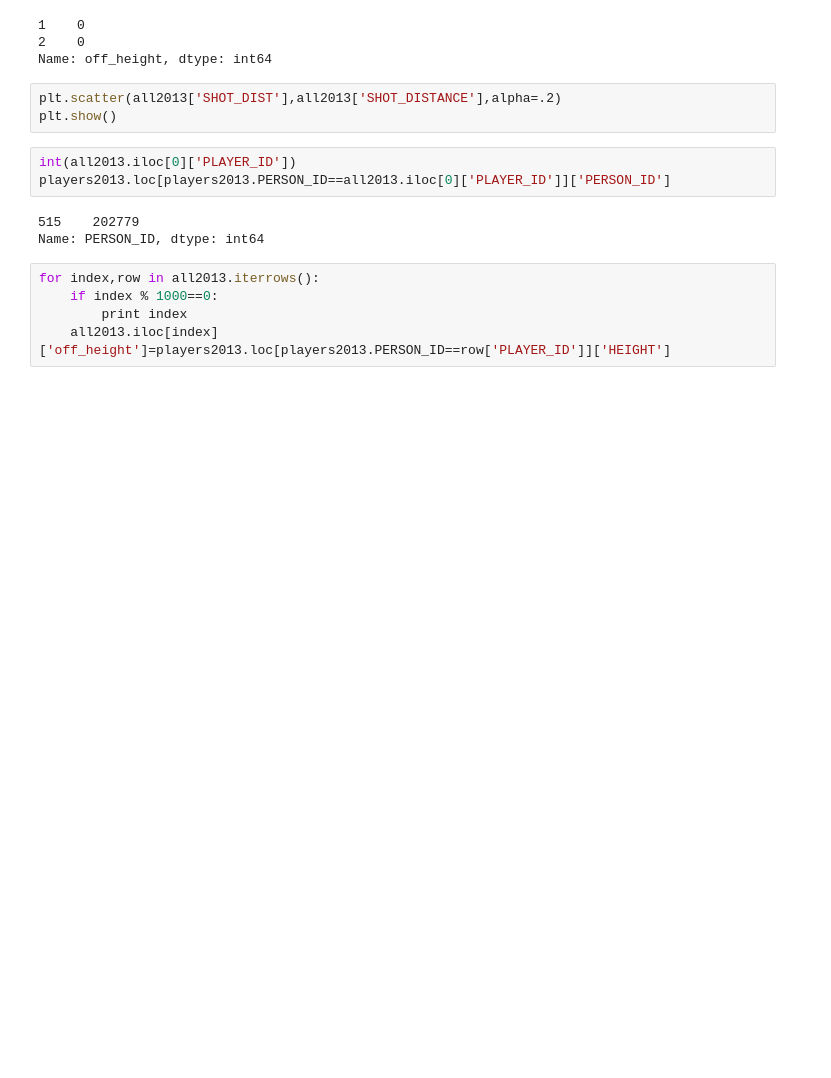
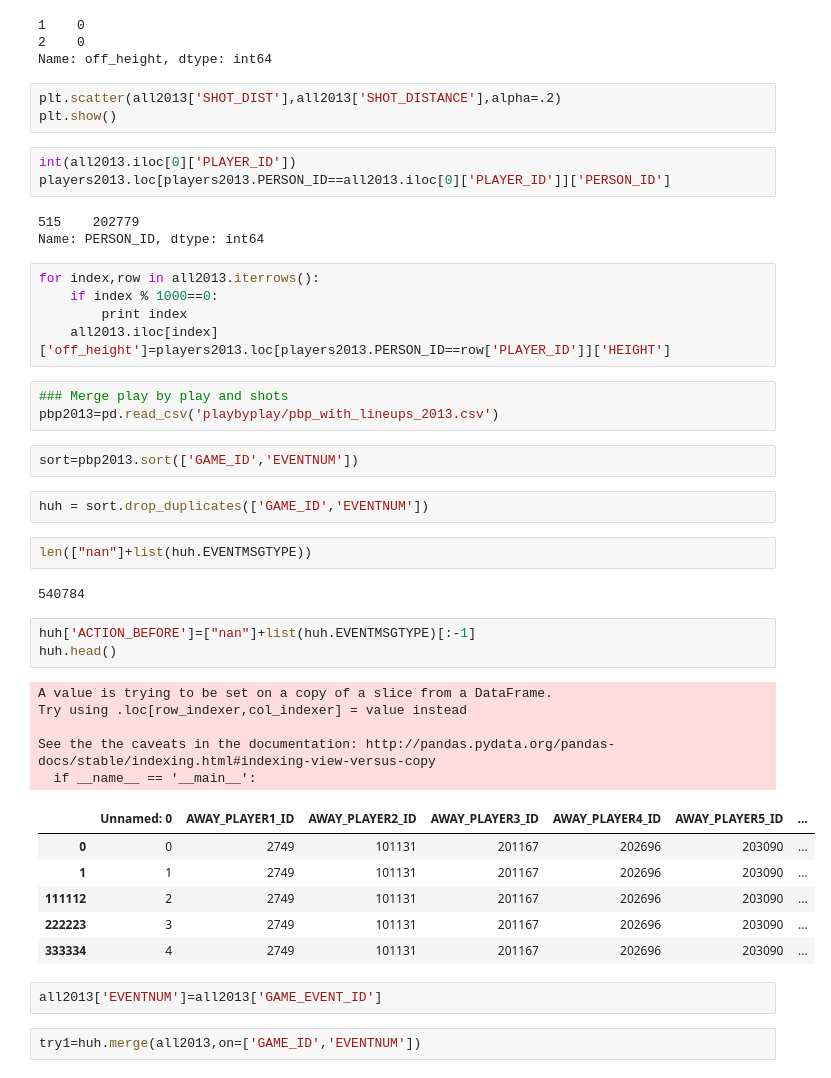
Before and after one commit to hwchase17/sportvu, a Jupyter notebook: SportVu_1.ipynb, the cells around one changed output. Cells and saved outputs as stored; diff of their text form; blank space fills up the shorter version.

Commit message:
adding merged shots

```diff
--- a/SportVu_1.ipynb
+++ b/SportVu_1.ipynb
@@ -292,3 +292,33 @@ for index,row in all2013.iterrows():
     if index % 1000==0:
         print index
     all2013.iloc[index]['off_height']=players2013.loc[players2013.PERSON_ID==row['PLAYER_ID']]['HEIGHT']
+# %%
+### Merge play by play and shots
+pbp2013=pd.read_csv('playbyplay/pbp_with_lineups_2013.csv')
+# %%
+sort=pbp2013.sort(['GAME_ID','EVENTNUM'])
+# %%
+huh = sort.drop_duplicates(['GAME_ID','EVENTNUM'])
+# %%
+len(["nan"]+list(huh.EVENTMSGTYPE))
+# %% [output]
+540784
+# %%
+huh['ACTION_BEFORE']=["nan"]+list(huh.EVENTMSGTYPE)[:-1]
+huh.head()
+# %% [output]
+A value is trying to be set on a copy of a slice from a DataFrame.
+Try using .loc[row_indexer,col_indexer] = value instead
+
+See the the caveats in the documentation: http://pandas.pydata.org/pandas-docs/stable/indexing.html#indexing-view-versus-copy
+  if __name__ == '__main__':
+|  | Unnamed: 0 | AWAY_PLAYER1_ID | AWAY_PLAYER2_ID | AWAY_PLAYER3_ID | AWAY_PLAYER4_ID | AWAY_PLAYER5_ID | ... |
+| 0 | 0 | 2749 | 101131 | 201167 | 202696 | 203090 | ... |
+| 1 | 1 | 2749 | 101131 | 201167 | 202696 | 203090 | ... |
+| 111112 | 2 | 2749 | 101131 | 201167 | 202696 | 203090 | ... |
+| 222223 | 3 | 2749 | 101131 | 201167 | 202696 | 203090 | ... |
+| 333334 | 4 | 2749 | 101131 | 201167 | 202696 | 203090 | ... |
+# %%
+all2013['EVENTNUM']=all2013['GAME_EVENT_ID']
+# %%
+try1=huh.merge(all2013,on=['GAME_ID','EVENTNUM'])
```
Also changed, not shown: parts of 4 cells of this notebook, 1 other file.
